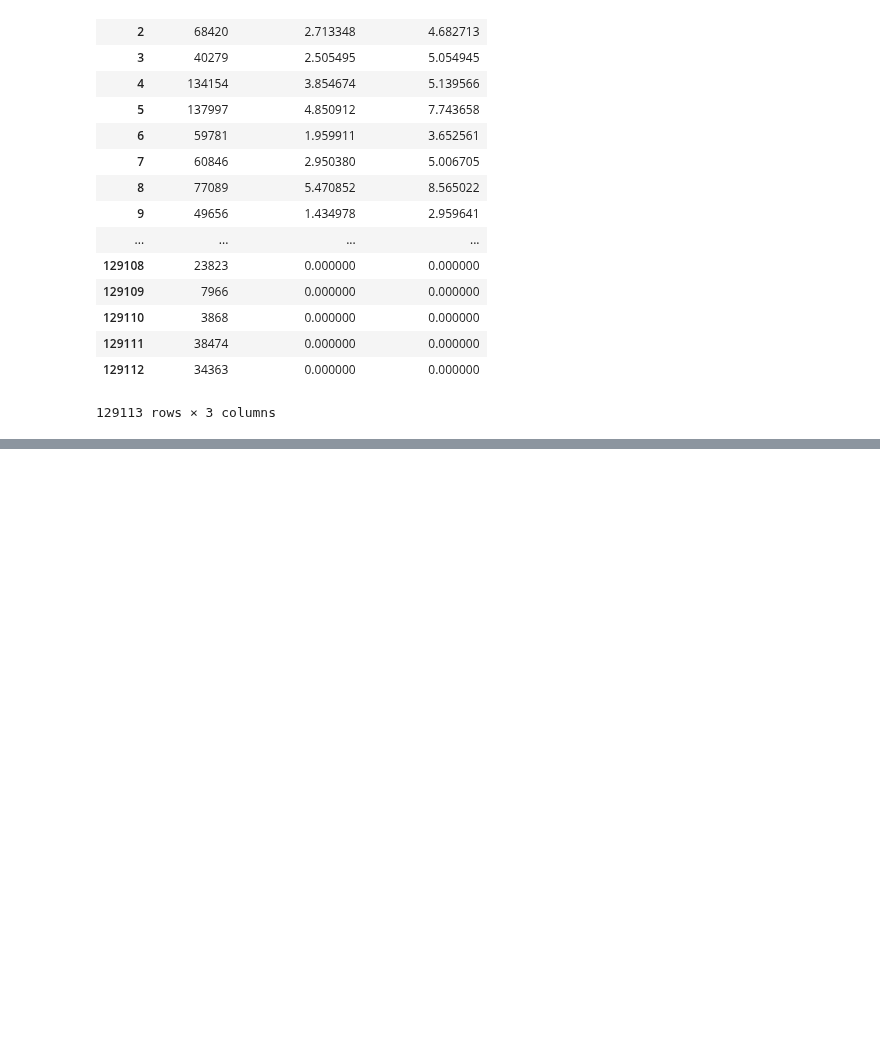
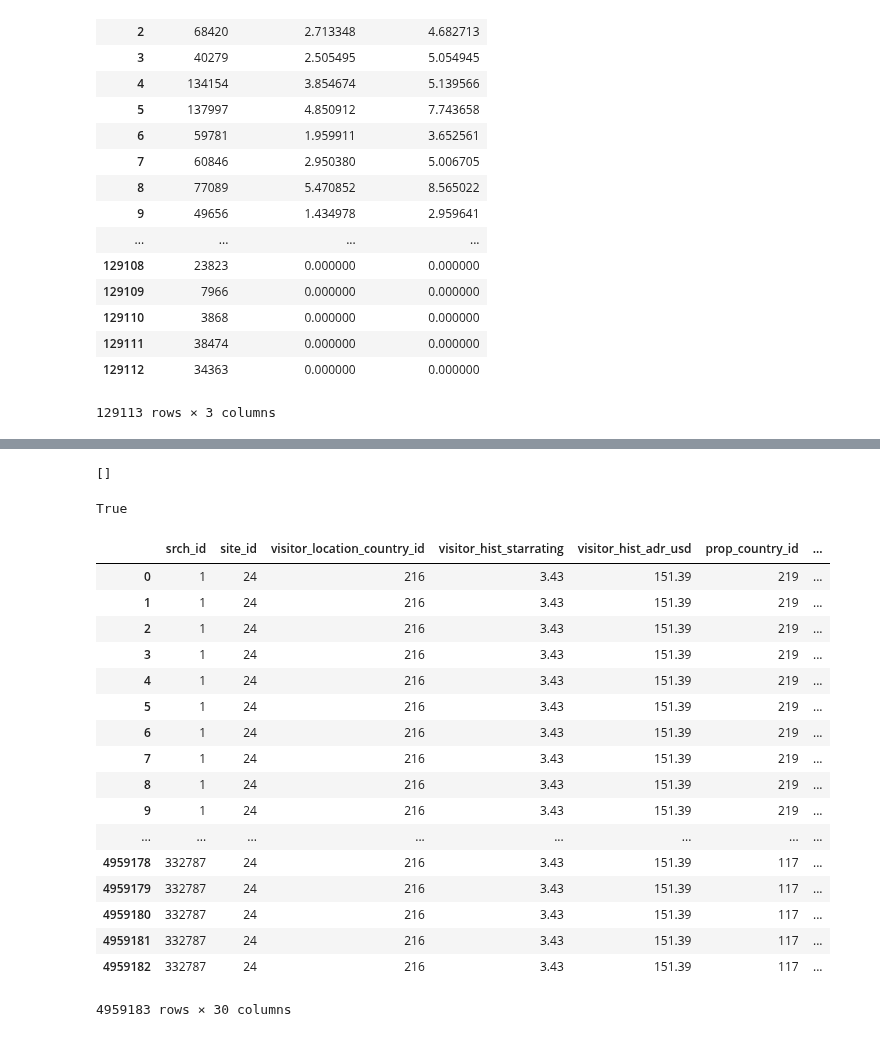
Before and after one commit to DavideBrex/Expedia-Hotels-recommendation-system, a Jupyter notebook: Tests_code/Test_stuff.ipynb, the cells around one changed output, grey strips where cells are left out. Saved outputs shown, nothing was run; the diff lists cells and outputs as text; code cells hidden in the pictures; blank space fills up the shorter version.

```diff
--- a/Tests_code/Test_stuff.ipynb
+++ b/Tests_code/Test_stuff.ipynb
@@ -34,0 +43,32 @@ new_test_set.head()
+# %%
+#new_test_set = new_test_set.fillna(value = {"booked_perc": 2.89, "clicked_perc": 5.01})
+new_test_set = new_test_set.drop("Unnamed: 0", axis=1)
+# %%
+new_test_set.columns[new_test_set.isna().any()].tolist()
+# %% [output]
+[]
+# %%
+np.all(np.isfinite(new_test_set))
+# %% [output]
+True
+# %%
+new_test_set
+# %% [output]
+|  | srch_id | site_id | visitor_location_country_id | visitor_hist_starrating | visitor_hist_adr_usd | prop_country_id | ... |
+| 0 | 1 | 24 | 216 | 3.43 | 151.39 | 219 | ... |
+| 1 | 1 | 24 | 216 | 3.43 | 151.39 | 219 | ... |
+| 2 | 1 | 24 | 216 | 3.43 | 151.39 | 219 | ... |
+| 3 | 1 | 24 | 216 | 3.43 | 151.39 | 219 | ... |
+| 4 | 1 | 24 | 216 | 3.43 | 151.39 | 219 | ... |
+| 5 | 1 | 24 | 216 | 3.43 | 151.39 | 219 | ... |
+| 6 | 1 | 24 | 216 | 3.43 | 151.39 | 219 | ... |
+| 7 | 1 | 24 | 216 | 3.43 | 151.39 | 219 | ... |
+| 8 | 1 | 24 | 216 | 3.43 | 151.39 | 219 | ... |
+| 9 | 1 | 24 | 216 | 3.43 | 151.39 | 219 | ... |
+| ... | ... | ... | ... | ... | ... | ... | ... |
+| 4959178 | 332787 | 24 | 216 | 3.43 | 151.39 | 117 | ... |
+| 4959179 | 332787 | 24 | 216 | 3.43 | 151.39 | 117 | ... |
+| 4959180 | 332787 | 24 | 216 | 3.43 | 151.39 | 117 | ... |
+| 4959181 | 332787 | 24 | 216 | 3.43 | 151.39 | 117 | ... |
+| 4959182 | 332787 | 24 | 216 | 3.43 | 151.39 | 117 | ... |
+4959183 rows × 30 columns
```
Also changed, not shown: parts of 1 cell of this notebook, 3 other files.
